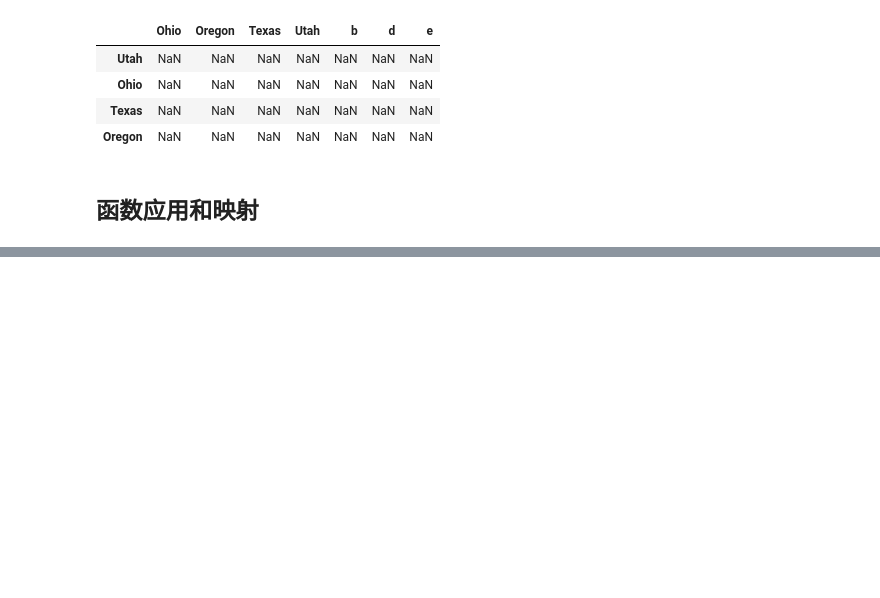
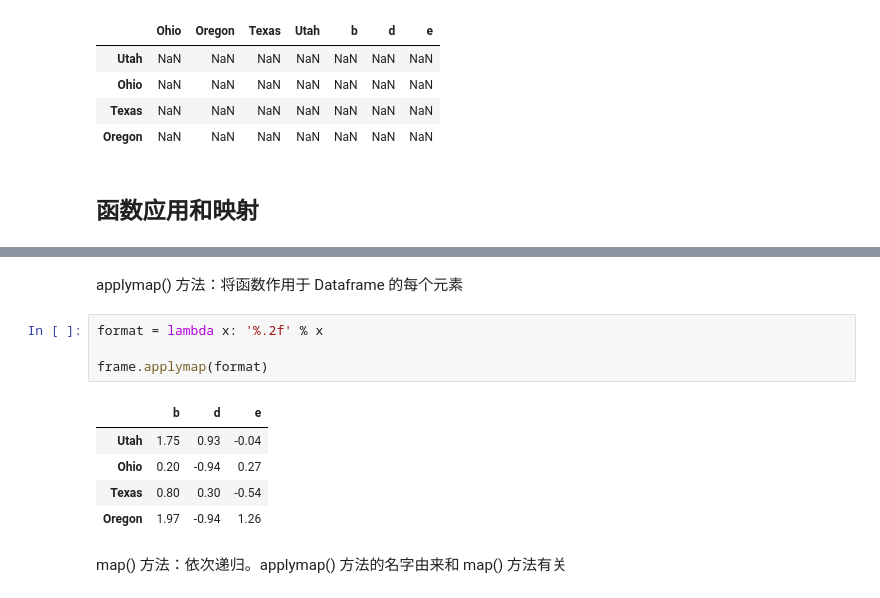
Before and after one commit to purple11261126/Book_Python-for-Data-Analysis-second-edition, a Jupyter notebook: 05_pandas 入门.ipynb, the cells around one changed output, grey strips where cells are left out. Cells and saved outputs as stored; diff of their text form; blank space fills up the shorter version.

```diff
--- a/05_pandas 入门.ipynb
+++ b/05_pandas 入门.ipynb
@@ -606,0 +869,14 @@ frame-series3
+# %% [markdown]
+applymap() 方法：将函数作用于 Dataframe 的每个元素
+# %%
+format = lambda x: '%.2f' % x
+
+frame.applymap(format)
+# %% [output]
+|  | b | d | e |
+| Utah | 1.75 | 0.93 | -0.04 |
+| Ohio | 0.20 | -0.94 | 0.27 |
+| Texas | 0.80 | 0.30 | -0.54 |
+| Oregon | 1.97 | -0.94 | 1.26 |
+# %% [markdown]
+map() 方法：依次递归。applymap() 方法的名字由来和 map() 方法有关
```
Also changed, not shown: parts of 56 cells of this notebook.
